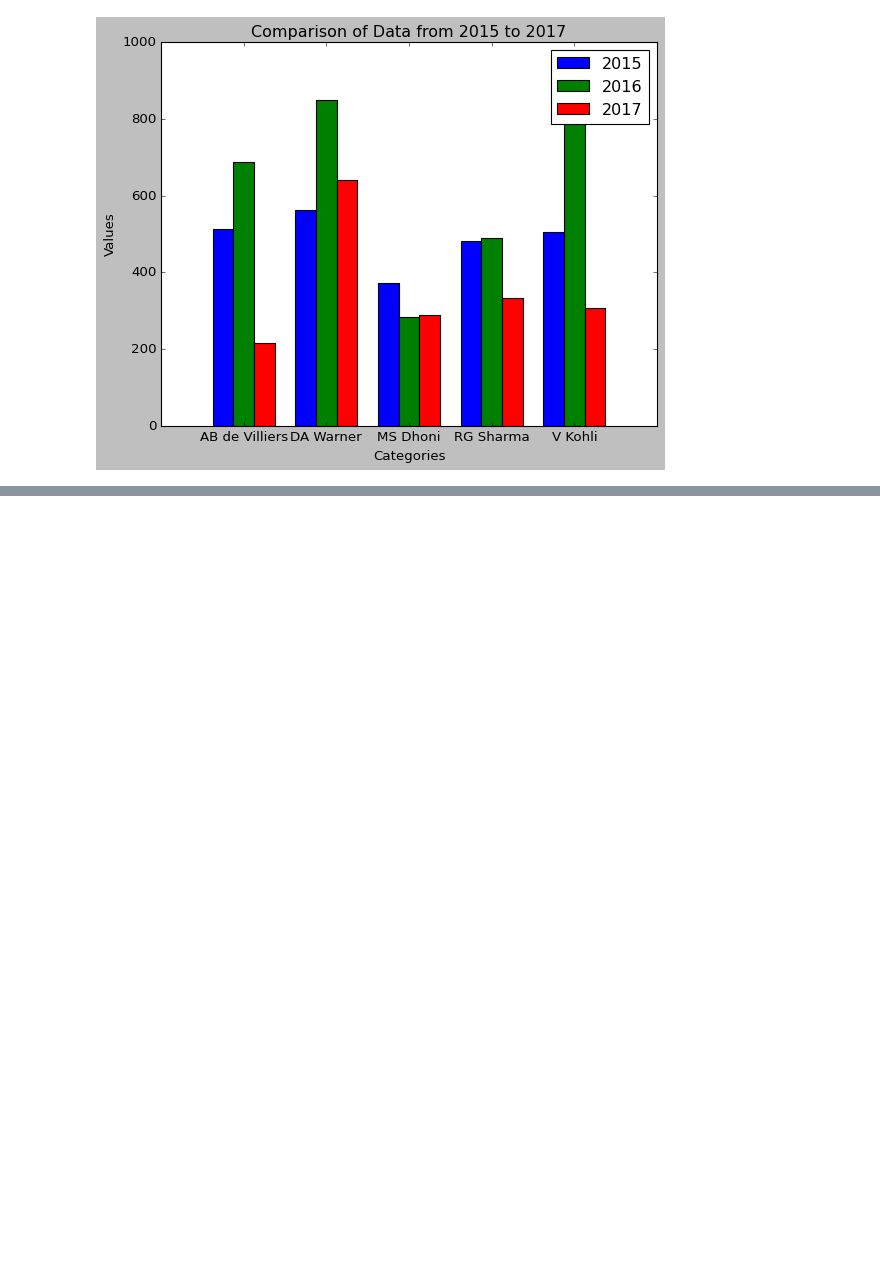
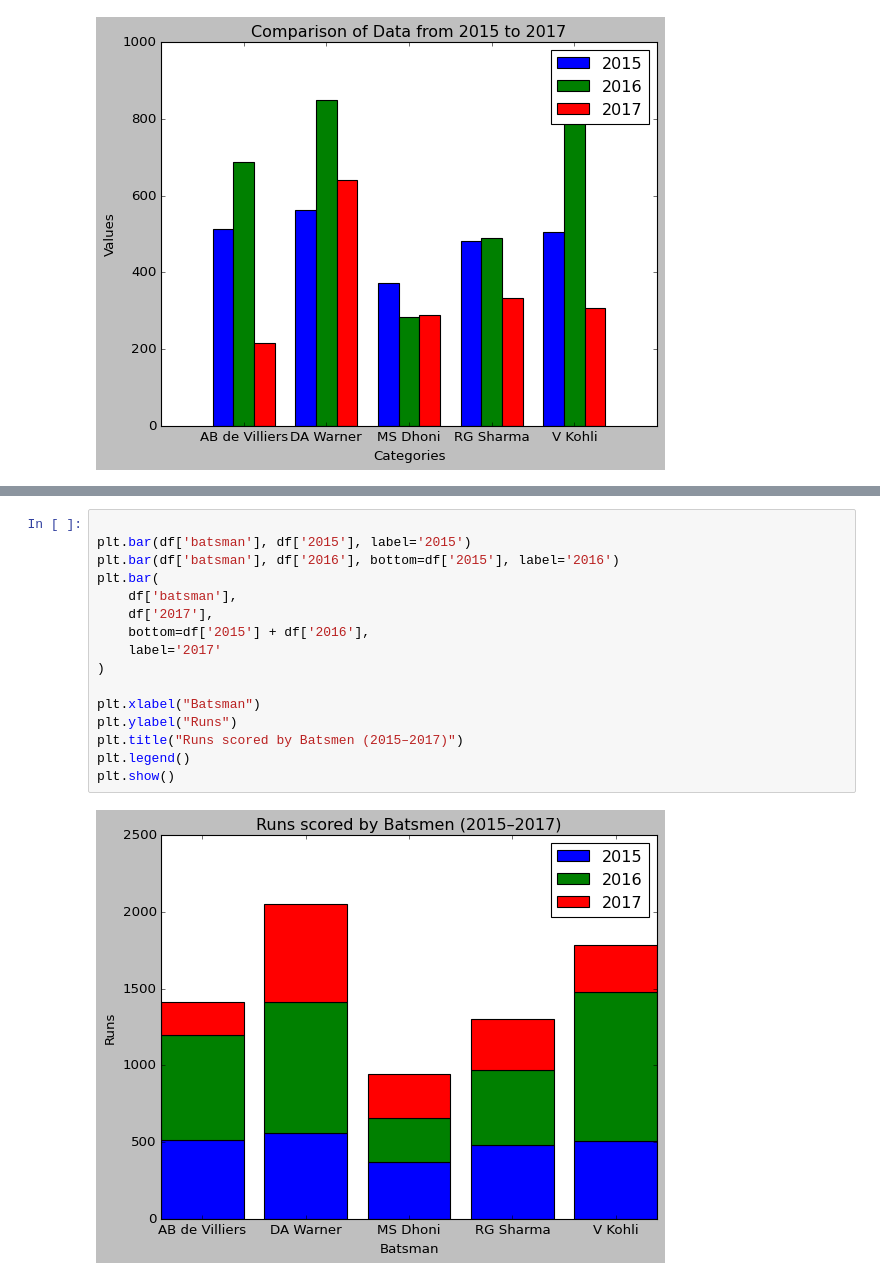
Before and after one commit to sseal2004/Machine-Learning-Full-Course, a Jupyter notebook: Python Library/MatplotLib/BarChart.ipynb, the cells around one changed output, grey strips where cells are left out. Cells and saved outputs as stored; diff of their text form; blank space fills up the shorter version.

```diff
--- a/Python Library/MatplotLib/BarChart.ipynb
+++ b/Python Library/MatplotLib/BarChart.ipynb
@@ -74,0 +112,18 @@ plt.show()
+# %%
+
+plt.bar(df['batsman'], df['2015'], label='2015')
+plt.bar(df['batsman'], df['2016'], bottom=df['2015'], label='2016')
+plt.bar(
+    df['batsman'],
+    df['2017'],
+    bottom=df['2015'] + df['2016'],
+    label='2017'
+)
+
+plt.xlabel("Batsman")
+plt.ylabel("Runs")
+plt.title("Runs scored by Batsmen (2015–2017)")
+plt.legend()
+plt.show()
+# %% [output]
+[figure, added]
```
Also changed, not shown: parts of 6 cells of this notebook, 3 other files.
